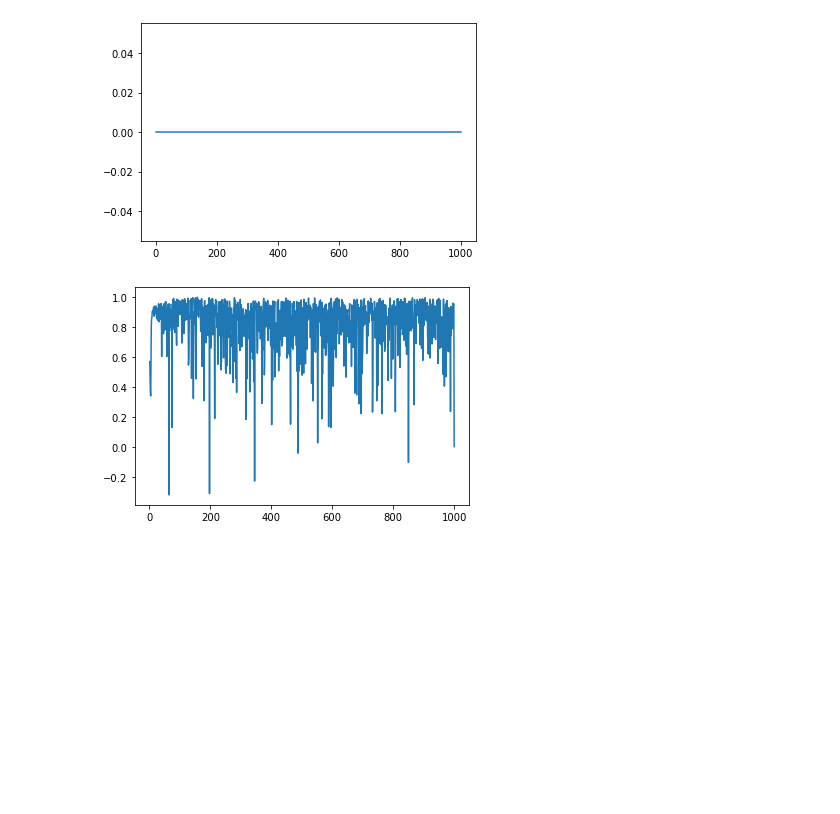
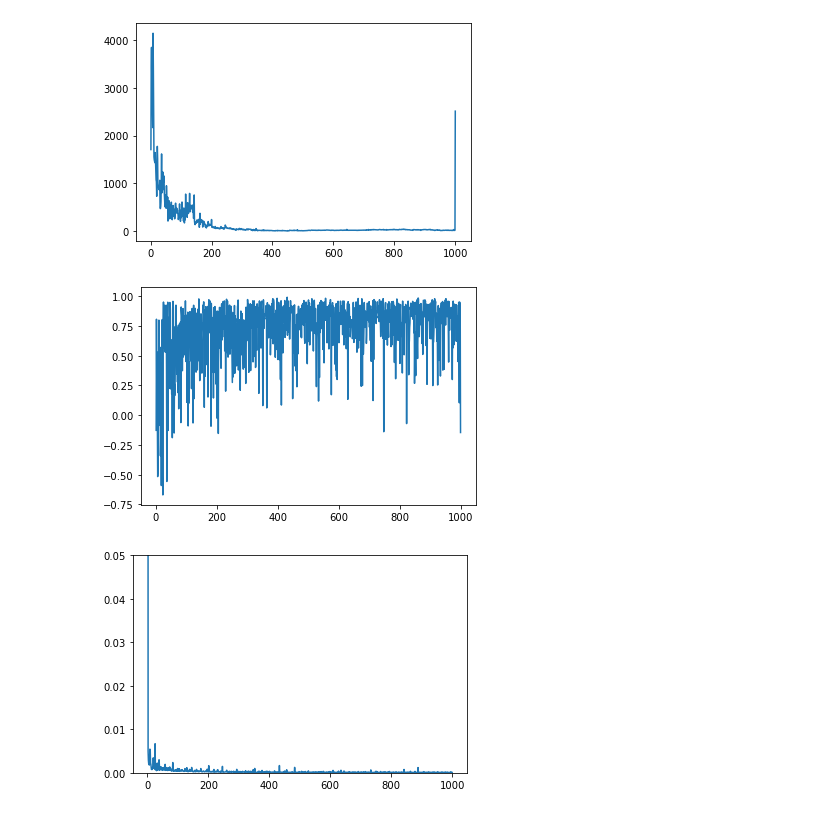
Before and after one commit to kathkkkkkk/Master-thesis, a Jupyter notebook: try_method_1.ipynb, the cells around one changed output. Cells and saved outputs as stored; diff of their text form; code cells hidden in the pictures; blank space fills up the shorter version.

```diff
--- a/try_method_1.ipynb
+++ b/try_method_1.ipynb
@@ -81,3 +81,9 @@ def Method_1(p_tot, indices, x_test, y_test, pred, px):
 
     SB = (E_high - E_low) / (E_high + E_low)
     return E_low, E_high, SB
+# %%
+# Computes the Fraction of Variance Unexplained used to quantify quality of fit.
+def FVU_fun(y, prediction):
+    MSE = np.var(y - prediction)
+    var = np.var(y)
+    return MSE / var
@@ -84,20 +93,27 @@ def Method_1(p_tot, indices, x_test, y_test, pred, px):
 # %%
-import tensorflow as tf
-from tensorflow import keras
-
 # define the keras model
 K = 64
 input_layer = keras.Input(shape = (1, ))
 hidden_layer_1 = keras.layers.Dense(units = K,
-                                    activation = 'sigmoid')
+                                    activation = 'relu',
+                                    kernel_initializer=tf.keras.initializers.he_normal,
+                                    bias_initializer=tf.keras.initializers.Zeros())
 hidden_layer_2 = keras.layers.Dense(units = K,
-                                    activation = 'sigmoid')
+                                    activation = 'relu',
+                                    kernel_initializer=tf.keras.initializers.he_normal,
+                                    bias_initializer=tf.keras.initializers.Zeros())
 hidden_layer_3 = keras.layers.Dense(units = K,
-                                    activation = 'sigmoid')
+                                    activation = 'relu',
+                                    kernel_initializer=tf.keras.initializers.he_normal,
+                                    bias_initializer=tf.keras.initializers.Zeros())
 hidden_layer_4 = keras.layers.Dense(units = K,
-                                    activation = 'sigmoid')
+                                    activation = 'relu',
+                                    kernel_initializer=tf.keras.initializers.he_normal,
+                                    bias_initializer=tf.keras.initializers.Zeros())
 hidden_layer_5 = keras.layers.Dense(units = K,
-                                    activation = 'sigmoid')
+                                    activation = 'relu',
+                                    kernel_initializer=tf.keras.initializers.he_normal,
+                                    bias_initializer=tf.keras.initializers.Zeros())
 output_layer = keras.layers.Dense(units = 1,
                                     use_bias = False)
 model = keras.Sequential([input_layer,
@@ -109,7 +125,7 @@ model = keras.Sequential([input_layer,
                           output_layer])
 
 # compling the model
-adam = keras.optimizers.Adam(learning_rate=0.001)
+adam = keras.optimizers.SGD(learning_rate=0.001)
 model.compile(optimizer = 'adam', loss = 'mse')
 # %%
 px = stats.norm.pdf(x, loc=0, scale=1) # write the  function
@@ -125,8 +141,10 @@ class Compute_SB_Callback(keras.callbacks.Callback):
         pred = np.reshape(pred, (N, 1))
 
         E_low, E_high, SB = Method_1(var, indices, x, y, pred, px)
+        FVU = FVU_fun(y, pred)
 
         i = int(epoch -1)
+        FVU_list[i] = FVU
         SB_list[i] = SB
         #print(SB)
 # %%
@@ -158,10 +177,17 @@ Epoch 1000/1000
+# %%
+my_loss = beta.history['loss']
 # %%
 epoch_list = np.arange(1,N_epoch+1)
 
 plt.plot(epoch_list, FVU_list)
 plt.show()
 plt.plot(epoch_list, SB_list)
 plt.show()
+
+plt.plot(epoch_list, my_loss)
+plt.ylim(0,0.05)
+plt.show()
 # %% [output]
-[figure, old version]
+[figure, new version]
-[figure, old version]
+[figure, new version]
+[figure, added]
```
Also changed, not shown: parts of 2 cells of this notebook, 1 other file.
